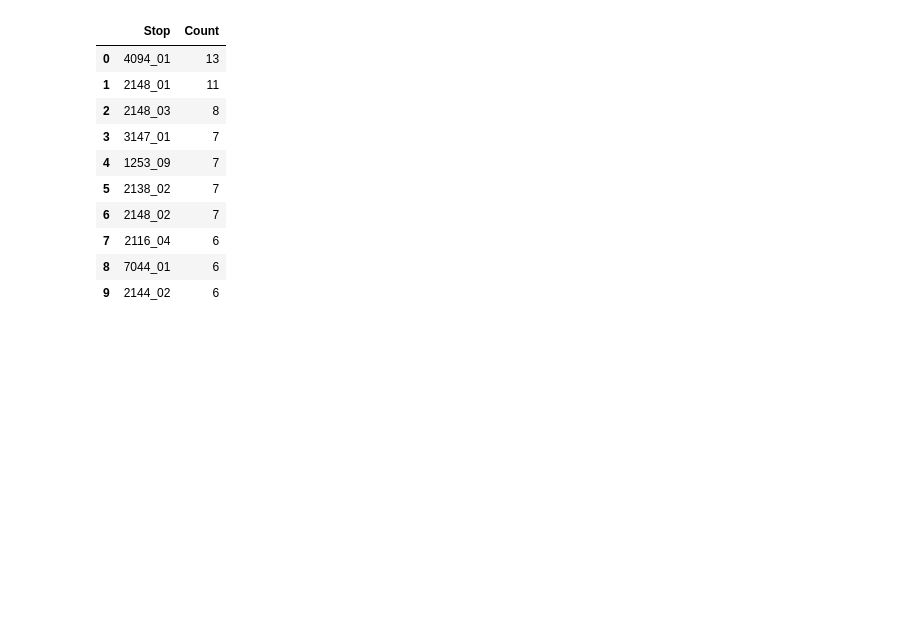
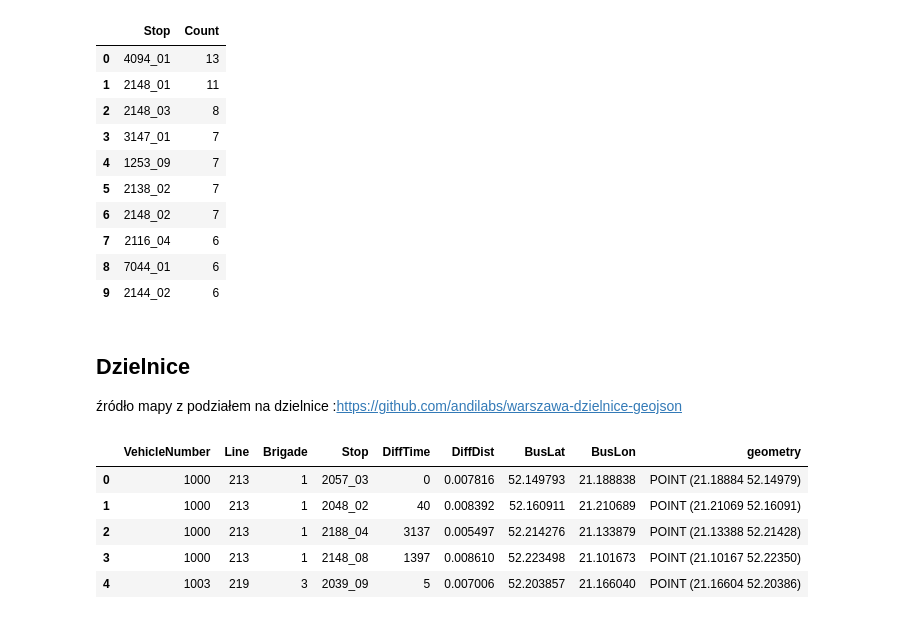
Before and after one commit to Pasieczynsky/warsaw_bus_analysis, a Jupyter notebook: punctuality_analise.ipynb, the cells around one changed output. Saved outputs shown, nothing was run; the diff lists cells and outputs as text; code cells hidden in the pictures; blank space fills up the shorter version.

Commit message:
Add districts analise

```diff
--- a/punctuality_analise.ipynb
+++ b/punctuality_analise.ipynb
@@ -210,3 +210,29 @@ fig.update_layout(mapbox_style="open-street-map")
 fig.update_layout(margin={"r":0,"t":0,"l":0,"b":0})
 fig.update_traces(marker=dict(size=10, opacity=0.7))
 fig.show()
+# %% [markdown]
+## Dzielnice
+
+źródło mapy z podziałem na dzielnice :https://github.com/andilabs/warszawa-dzielnice-geojson
+# %%
+import os
+import geopandas as gpd
+from shapely.geometry import Point
+
+
+current_path = os.getcwd()
+file_path = os.path.join(current_path, "warszawa-dzielnice.geojson")
+warsaw_districts = gpd.read_file(file_path)
+# %%
+punctionality_data = data.copy()
+punctionality_data["geometry"] = punctionality_data.apply(lambda x: Point((float(x["BusLon"]), float(x["BusLat"]))), axis=1)
+punctionality_data = gpd.GeoDataFrame(punctionality_data, geometry="geometry")
+punctionality_data.crs = warsaw_districts.crs
+punctionality_data.head(5)
+# %% [output]
+|  | VehicleNumber | Line | Brigade | Stop | DiffTime | DiffDist | BusLat | BusLon | geometry |
+| 0 | 1000 | 213 | 1 | 2057_03 | 0 | 0.007816 | 52.149793 | 21.188838 | POINT (21.18884 52.14979) |
+| 1 | 1000 | 213 | 1 | 2048_02 | 40 | 0.008392 | 52.160911 | 21.210689 | POINT (21.21069 52.16091) |
+| 2 | 1000 | 213 | 1 | 2188_04 | 3137 | 0.005497 | 52.214276 | 21.133879 | POINT (21.13388 52.21428) |
+| 3 | 1000 | 213 | 1 | 2148_08 | 1397 | 0.008610 | 52.223498 | 21.101673 | POINT (21.10167 52.22350) |
+| 4 | 1003 | 219 | 3 | 2039_09 | 5 | 0.007006 | 52.203857 | 21.166040 | POINT (21.16604 52.20386) |
```
Also changed, not shown: parts of 3 cells of this notebook, 1 other file.
